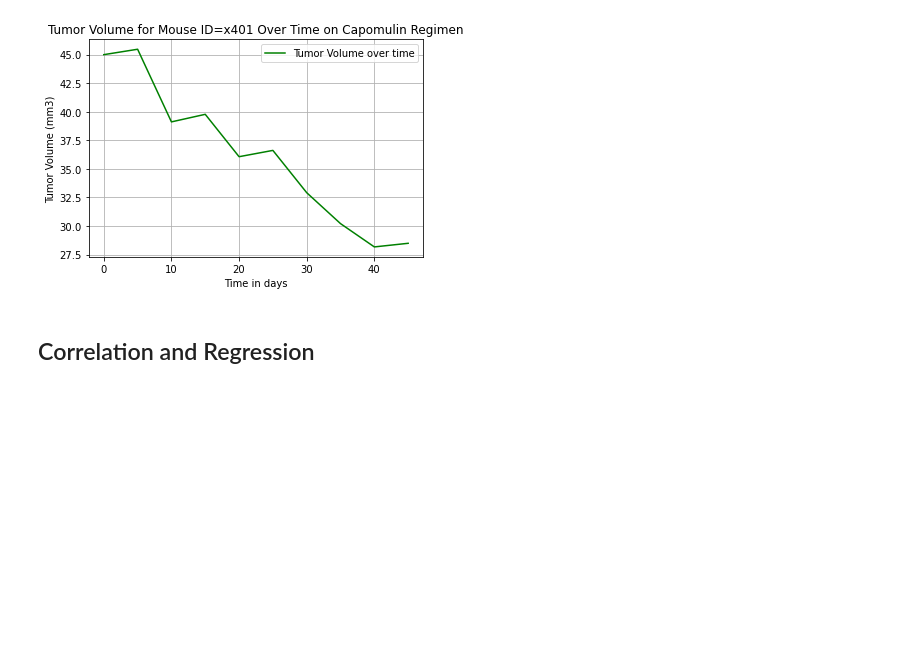
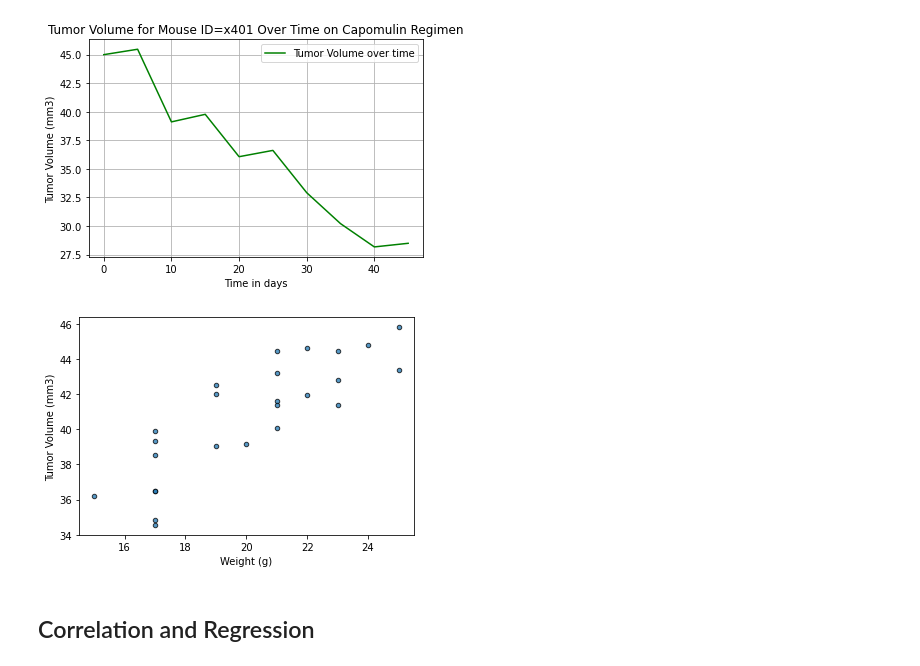
Before and after one commit to iCode13/matplotlib-challenge, a Jupyter notebook: pymaceuticals.ipynb, the cells around one changed output. Drawn from its saved outputs; the diff is of its cells as text; code cells hidden in the pictures; blank space fills up the shorter version.

```diff
--- a/pymaceuticals.ipynb
+++ b/pymaceuticals.ipynb
@@ -389,3 +393,18 @@ plt.show()
+# %%
+# Generate a scatter plot of mouse weight versus average tumor volume for the Capomulin regimen
+
+# calculate the mean of the mouse weight and the tumor value for capomulin reginmen (drug regimen)
+# avg_mouse_wt = Capomulin_mice.groupby('Mouse ID').mean()
+# print (avg_mouse_wt)
+mw_vs_tmvol = cleandata_df.loc[cleandata_df['Drug Regimen']== 'Capomulin']
+mw_vs_tmvol_df = mw_vs_tmvol.groupby('Mouse ID').mean()
+mw_vs_tmvol_df_final = pd.DataFrame(mw_vs_tmvol_df)
+mw_vs_tmvol_df_final
+
+Capomulin_scatter = mw_vs_tmvol_df.plot(kind='scatter', x='Weight (g)', y ='Tumor Volume (mm3)', facecolors="red", edgecolors="black", alpha=0.75)
+plt.show()
+# %% [output]
+[figure, added]
 # %% [markdown]
 ## Correlation and Regression
 # %%
```
Also changed, not shown: parts of 4 cells of this notebook, 1 other file.
